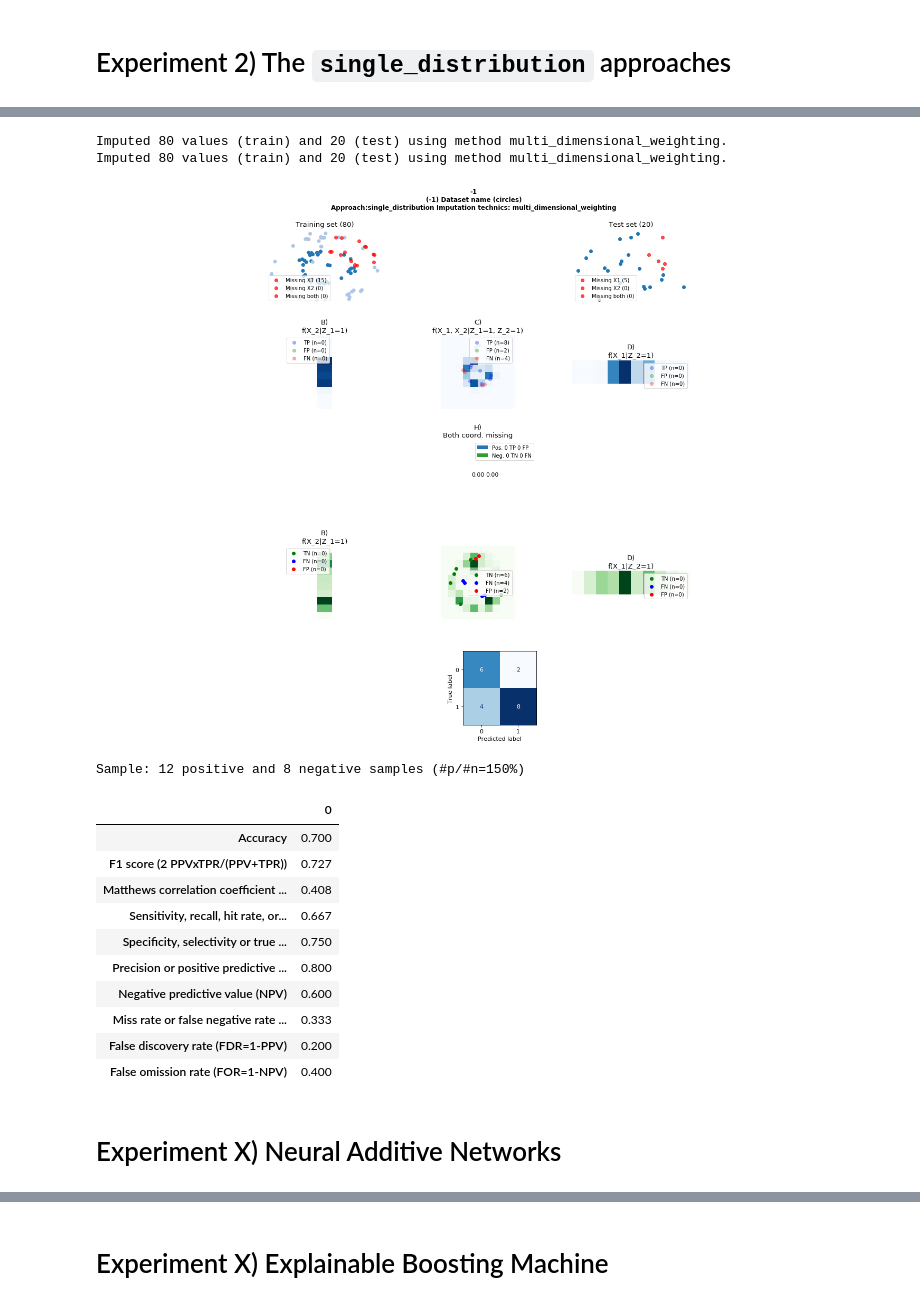
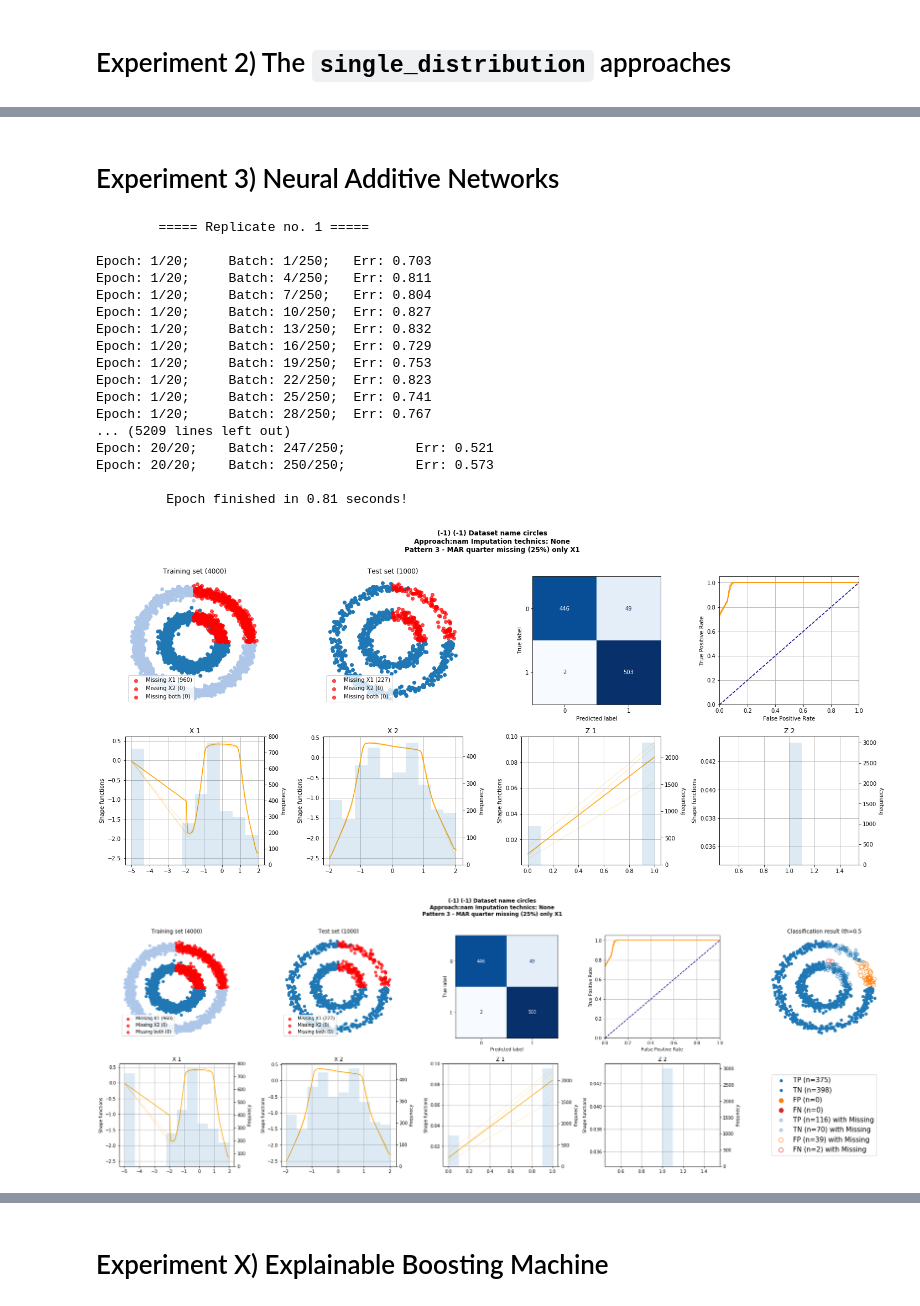
Before and after one commit to matiasdm/notes_on_stats, a Jupyter notebook: doc/notebooks/3_benchmarking.ipynb, the cells around one changed output, grey strips where cells are left out. Drawn from its saved outputs; the diff is of its cells as text; code cells hidden in the pictures.

```diff
--- a/doc/notebooks/3_benchmarking.ipynb
+++ b/doc/notebooks/3_benchmarking.ipynb
@@ -56,7 +58,7 @@ Done.
 if True:
     # DATASET PARAMETERS
     DATASET_NAME = 'circles'
-    NUM_SAMPLES = 100
+    NUM_SAMPLES = 10000
     IMBALANCE_RATIO = .5
 
     # Missingness default parameters
@@ -173,49 +371,57 @@ Sample: 12 positive and 8 negative samples (#p/#n=150%)
+# %% [markdown]
+# Experiment 3) Neural Additive Networks
 # %%
-approach = 'single_distribution'
-missing_data_handling='imputation'
-imputation_method='multi_dimensional_weighting'
+approach = 'nam'
+missing_data_handling='encoding'
+imputation_method=None
+use_missing_indicator_variables = True
 
 # Change dataset missing data handling
 dataset.change_imputation_approach(missing_data_handling=missing_data_handling, imputation_method=imputation_method)
 
 # Create the experiments
 exp = Experiments(dataset_name,
                   dataset=dataset,
                   purpose='classification',
                   approach = approach,
                   previous_experiment=None,
                   save_experiment=False,
-                  verbosity=1,
+                  verbosity=3,
                   debug=False,
                   proportion_train=PROPORTION_TRAIN,
                   resolution=RESOLUTION,
                   bandwidth=BANDWIDTH,
                   random_state=RANDOM_STATE)
 
 
 # Estimate the distributions
-exp.fit()
+exp.fit(use_missing_indicator_variables=use_missing_indicator_variables)
 
 # Estimate the distributions
 exp.predict()
 
 # Plot results
 exp.plot()
 # %% [output]
-Imputed 80 values (train) and 20 (test) using method multi_dimensional_weighting.
-Imputed 80 values (train) and 20 (test) using method multi_dimensional_weighting.
+        ===== Replicate no. 1 =====
+
+Epoch: 1/20;     Batch: 1/250;   Err: 0.703
+Epoch: 1/20;     Batch: 4/250;   Err: 0.811
+Epoch: 1/20;     Batch: 7/250;   Err: 0.804
+Epoch: 1/20;     Batch: 10/250;  Err: 0.827
+Epoch: 1/20;     Batch: 13/250;  Err: 0.832
+Epoch: 1/20;     Batch: 16/250;  Err: 0.729
+Epoch: 1/20;     Batch: 19/250;  Err: 0.753
+Epoch: 1/20;     Batch: 22/250;  Err: 0.823
+Epoch: 1/20;     Batch: 25/250;  Err: 0.741
+Epoch: 1/20;     Batch: 28/250;  Err: 0.767
+... (5209 lines left out)
+Epoch: 20/20;    Batch: 247/250;         Err: 0.521
+Epoch: 20/20;    Batch: 250/250;         Err: 0.573
+
+         Epoch finished in 0.81 seconds!
-[figure, old version]
+[figure, new version]
-Sample: 12 positive and 8 negative samples (#p/#n=150%)
-|  | 0 |
-| Accuracy | 0.700 |
-| F1 score (2 PPVxTPR/(PPV+TPR)) | 0.727 |
-| Matthews correlation coefficient ... | 0.408 |
-| Sensitivity, recall, hit rate, or... | 0.667 |
-| Specificity, selectivity or true ... | 0.750 |
-| Precision or positive predictive ... | 0.800 |
-| Negative predictive value (NPV) | 0.600 |
-| Miss rate or false negative rate ... | 0.333 |
-| False discovery rate (FDR=1-PPV) | 0.200 |
-| False omission rate (FOR=1-NPV) | 0.400 |
-# %% [markdown]
-# Experiment X) Neural Additive Networks
+# %%
+exp.plot()
+# %% [output]
+[figure, added]
```
Also changed, not shown: parts of 35 cells of this notebook, 17 other files.
